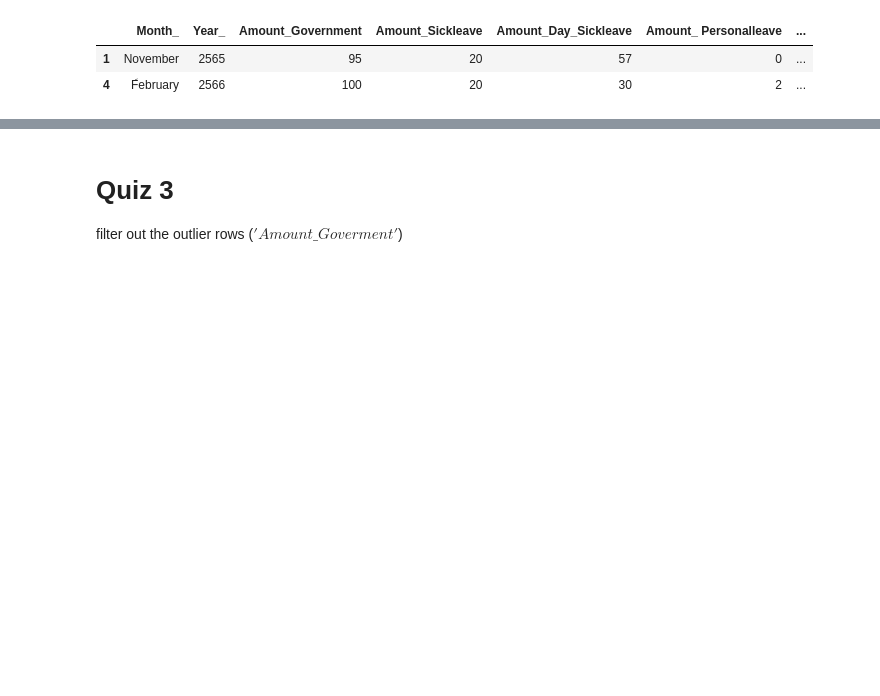
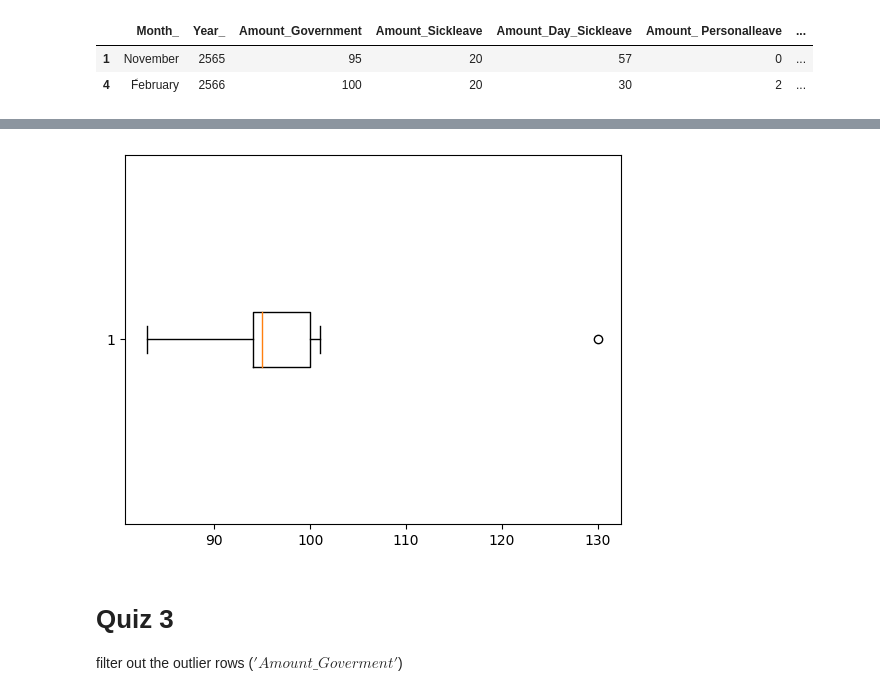
Before and after one commit to oktsadwikar/DPDM2023, a Jupyter notebook: Data102(Chapter_2).ipynb, the cells around one changed output, grey strips where cells are left out. Saved outputs shown, nothing was run; the diff lists cells and outputs as text; code cells hidden in the pictures; blank space fills up the shorter version.

```diff
--- a/Data102(Chapter_2).ipynb
+++ b/Data102(Chapter_2).ipynb
@@ -394,3 +400,7 @@ table_from_drive[table_from_drive['Amount_Sickleave'] == 20]
+# %%
+boxplot_output = plt.boxplot(table_from_drive['Amount_Government'],whis=2,vert=False)
+# %% [output]
+[figure, added]
 # %% [markdown]
 # Quiz 3
 
```
Also changed, not shown: parts of 27 cells of this notebook.
